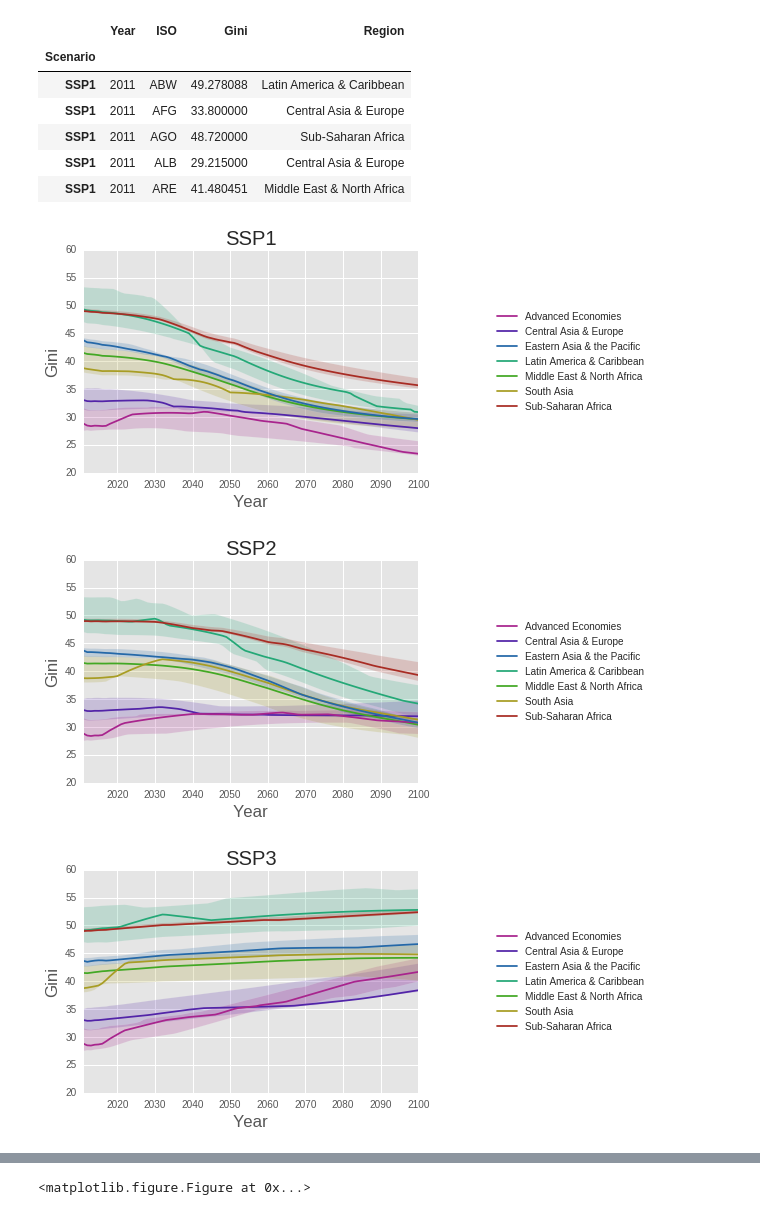
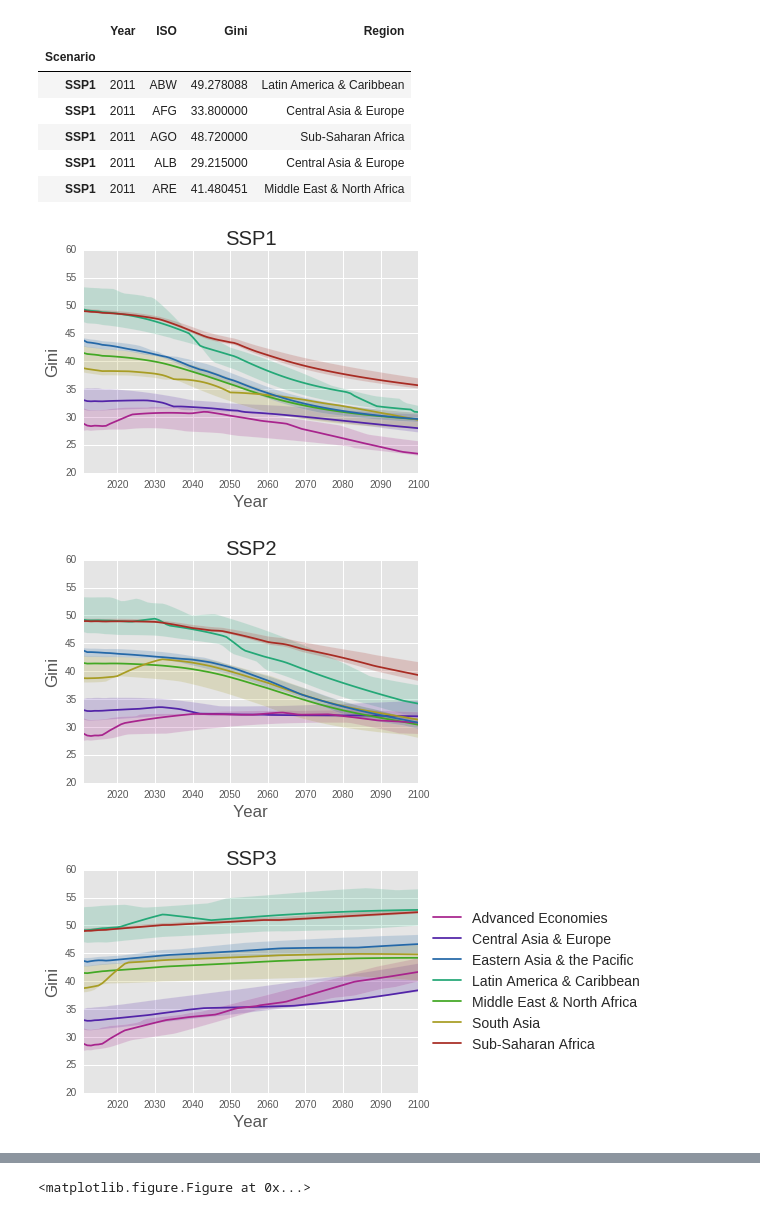
Before and after one commit to gidden/gini_projections_rao_2018, a Jupyter notebook: si_plots.ipynb, the cells around one changed output, grey strips where cells are left out. Cells and saved outputs as stored; diff of their text form; code cells hidden in the pictures.

Commit message:
final plots for si/manuscript

```diff
--- a/si_plots.ipynb
+++ b/si_plots.ipynb
@@ -14,7 +14,7 @@ def labels_sorted(ax, **kwargs):
     hl = sorted(zip(handles, labels),
                 key=lambda x: x[1])
     handles2, labels2 = zip(*hl)
-    ax.legend(handles2, labels2, **kwargs)
+    return ax.legend(handles2, labels2, **kwargs)
 # %% [markdown]
 # Country-to-Region Mapping
 # %%
@@ -93,8 +93,9 @@ for ssp in sorted(set(pdf.index.values)):
                        ax=ax, legend=False)
         ax.set_title(reg)
         ax.set_ylim(10, 70)
-    fig.suptitle(ssp, fontsize=20, y=1.05)
+    title = fig.suptitle(ssp, fontsize=20, y=1.05)
     plt.tight_layout()
+    plt.savefig('50_{}.png'.format(ssp), dpi=300, bbox_inches='tight', bbox_extra_artists=[title])
     plt.show()
     plt.clf()
 # %% [output]
@@ -141,15 +142,20 @@ rdf.head()
 # %%
 for ssp in sorted(set(rdf.index.values)):
     data = rdf.loc[ssp]
     g = sns.tsplot(data=data,
                    value='Gini', time='Year', unit='ISO', condition='Region', color=region_colors,
                    estimator=np.median)
-    labels_sorted(g, loc='right', bbox_to_anchor=(1.7, 0.5))
+    if ssp == 'SSP3':
+        leg = labels_sorted(g, loc='right', bbox_to_anchor=(1.7, 0.5), fontsize=14)
+    else:
+        g.legend_.remove()
     g.set_ylim(20, 60)
     sns.plt.title(ssp)
+    extras = [leg] if ssp == 'SSP3' else []
+    plt.savefig('all_{}.png'.format(ssp), dpi=300, bbox_inches='tight', bbox_extra_artists=extras)
     plt.show()
     plt.clf()
 # %% [output]
-[figure, old version]
+[figure, new version]
-[figure, old version]
+[figure, new version]
-[figure, old version]
+[figure, new version]
```
Also changed, not shown: parts of 4 cells of this notebook.
